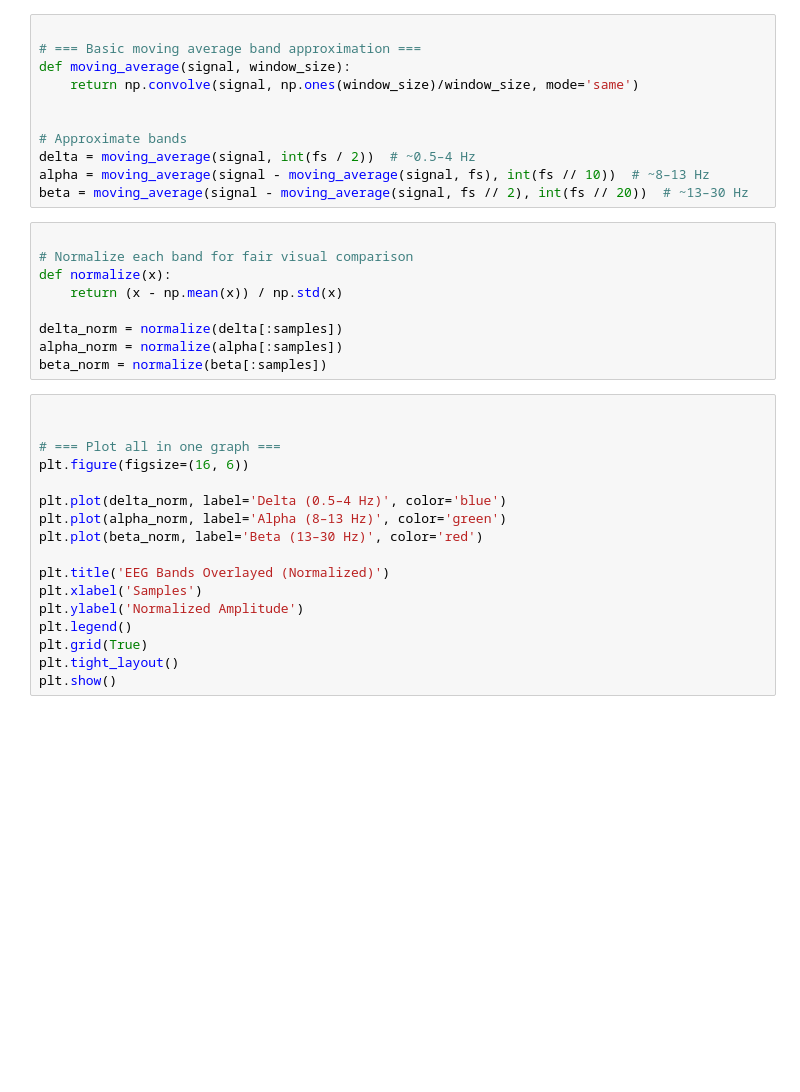
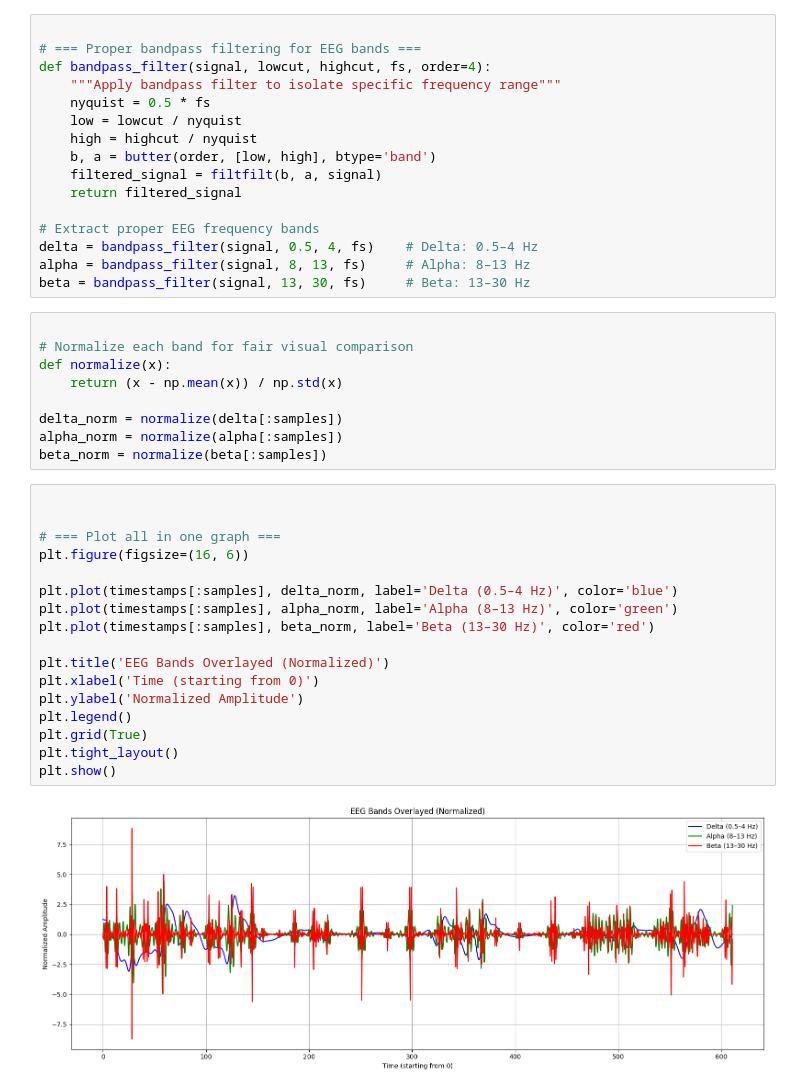
Before and after one commit to Biovibe/Jupiter-Notebook, a Jupyter notebook: EEGdata2.ipynb, the cells around one changed output. Cells and saved outputs as stored; diff of their text form; blank space fills up the shorter version.

```diff
--- a/EEGdata2.ipynb
+++ b/EEGdata2.ipynb
@@ -15,14 +25,19 @@ signal
 # %%
 
-# === Basic moving average band approximation ===
-def moving_average(signal, window_size):
-    return np.convolve(signal, np.ones(window_size)/window_size, mode='same')
+# === Proper bandpass filtering for EEG bands ===
+def bandpass_filter(signal, lowcut, highcut, fs, order=4):
+    """Apply bandpass filter to isolate specific frequency range"""
+    nyquist = 0.5 * fs
+    low = lowcut / nyquist
+    high = highcut / nyquist
+    b, a = butter(order, [low, high], btype='band')
+    filtered_signal = filtfilt(b, a, signal)
+    return filtered_signal
 
-
-# Approximate bands
-delta = moving_average(signal, int(fs / 2))  # ~0.5–4 Hz
-alpha = moving_average(signal - moving_average(signal, fs), int(fs // 10))  # ~8–13 Hz
-beta = moving_average(signal - moving_average(signal, fs // 2), int(fs // 20))  # ~13–30 Hz
+# Extract proper EEG frequency bands
+delta = bandpass_filter(signal, 0.5, 4, fs)    # Delta: 0.5–4 Hz
+alpha = bandpass_filter(signal, 8, 13, fs)     # Alpha: 8–13 Hz
+beta = bandpass_filter(signal, 13, 30, fs)     # Beta: 13–30 Hz
 # %%
 
 # Normalize each band for fair visual comparison
@@ -35,17 +50,19 @@ beta_norm = normalize(beta[:samples])
 # %%
 
 
 # === Plot all in one graph ===
 plt.figure(figsize=(16, 6))
 
-plt.plot(delta_norm, label='Delta (0.5–4 Hz)', color='blue')
-plt.plot(alpha_norm, label='Alpha (8–13 Hz)', color='green')
-plt.plot(beta_norm, label='Beta (13–30 Hz)', color='red')
+plt.plot(timestamps[:samples], delta_norm, label='Delta (0.5–4 Hz)', color='blue')
+plt.plot(timestamps[:samples], alpha_norm, label='Alpha (8–13 Hz)', color='green')
+plt.plot(timestamps[:samples], beta_norm, label='Beta (13–30 Hz)', color='red')
 
 plt.title('EEG Bands Overlayed (Normalized)')
-plt.xlabel('Samples')
+plt.xlabel('Time (starting from 0)')
 plt.ylabel('Normalized Amplitude')
 plt.legend()
 plt.grid(True)
 plt.tight_layout()
 plt.show()
+# %% [output]
+[figure, added]
```
Also changed, not shown: parts of 2 cells of this notebook, 8 other files.
